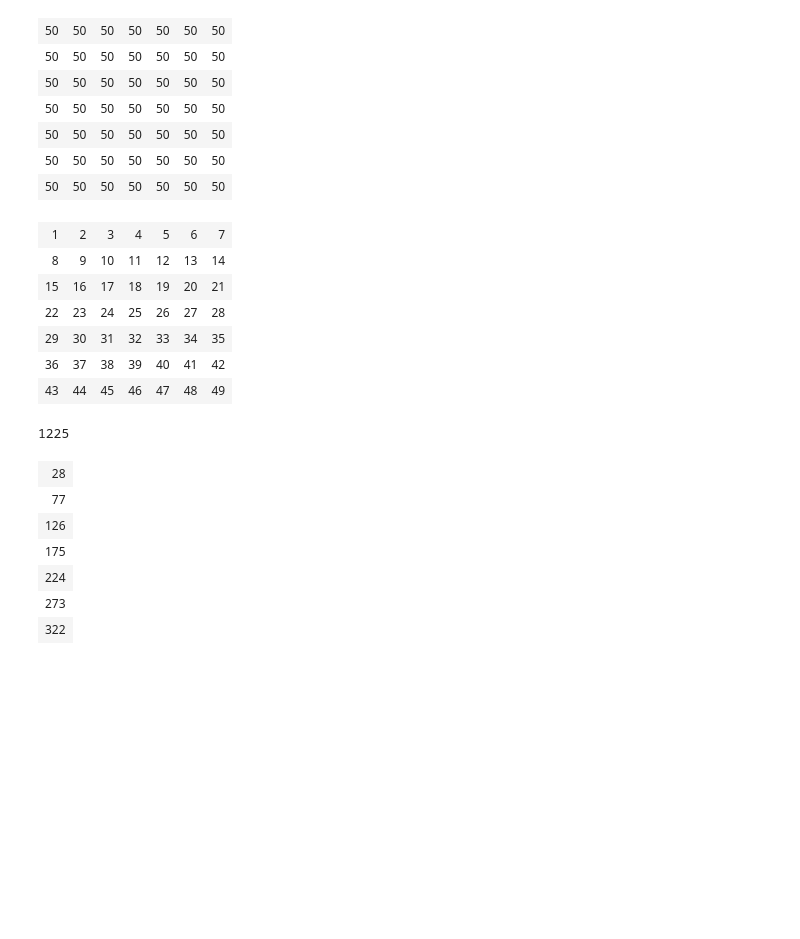
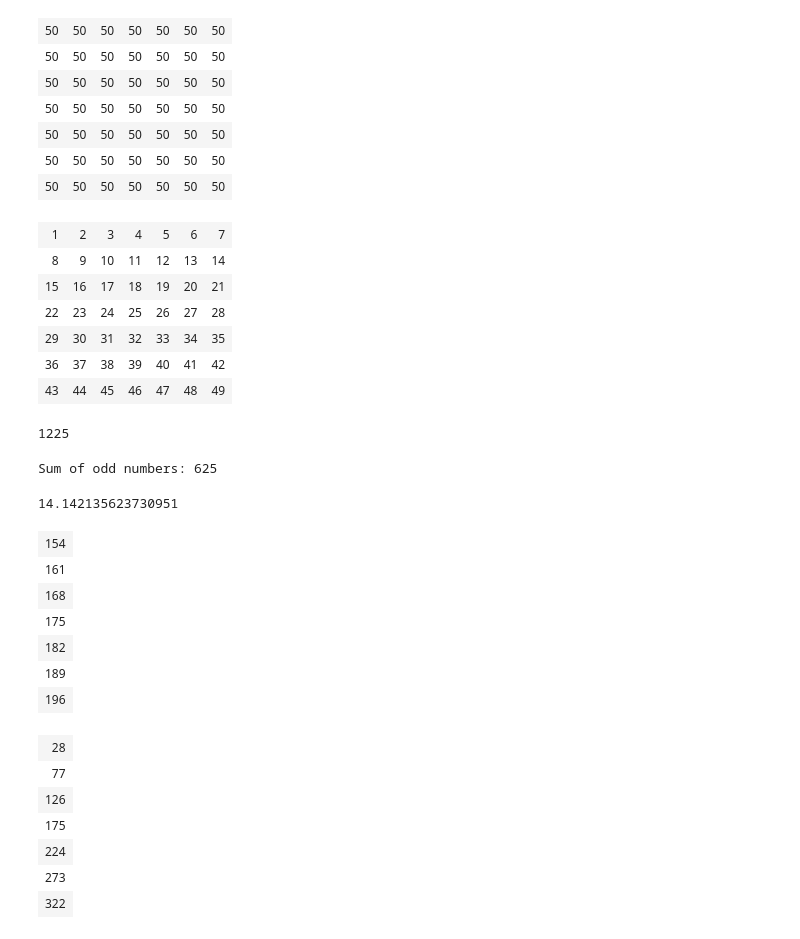
Before and after one commit to hotteleport/Data-Analytics, a Jupyter notebook: Exercises_set_1.ipynb, the cells around one changed output. Cells and saved outputs as stored; diff of their text form; code cells hidden in the pictures; blank space fills up the shorter version.

```diff
--- a/Exercises_set_1.ipynb
+++ b/Exercises_set_1.ipynb
@@ -401,4 +401,26 @@ dataset
 np.sum(dataset)
 # %% [output]
 1225
+# %%
+# 3
+sum_of_odd_numbers = np.sum(dataset[dataset % 2 != 0])
+print("Sum of odd numbers:", sum_of_odd_numbers)
+# %% [output]
+Sum of odd numbers: 625
+# %%
+# 4
+np.std(dataset)
+# %% [output]
+14.142135623730951
+# %%
+# 5
+np.sum(dataset, axis=0)
+# %% [output]
+| 154 |
+| 161 |
+| 168 |
+| 175 |
+| 182 |
+| 189 |
+| 196 |
 # %%
```
Also changed, not shown: parts of 9 cells of this notebook.
